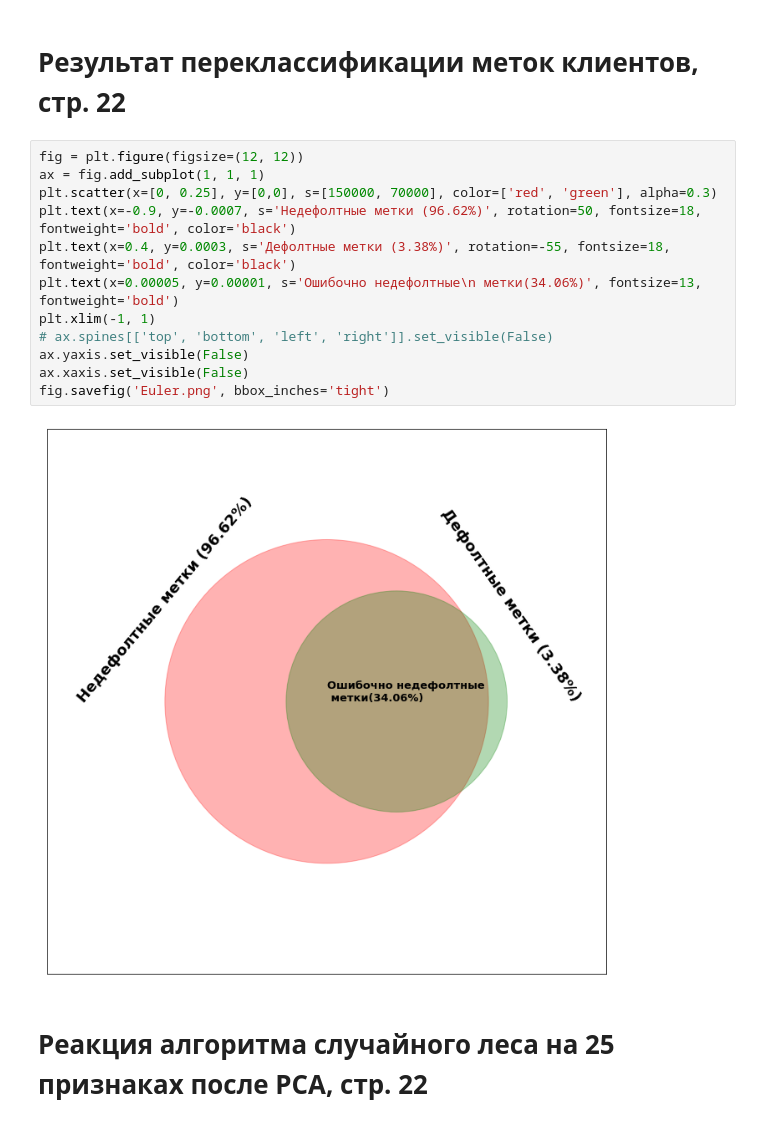
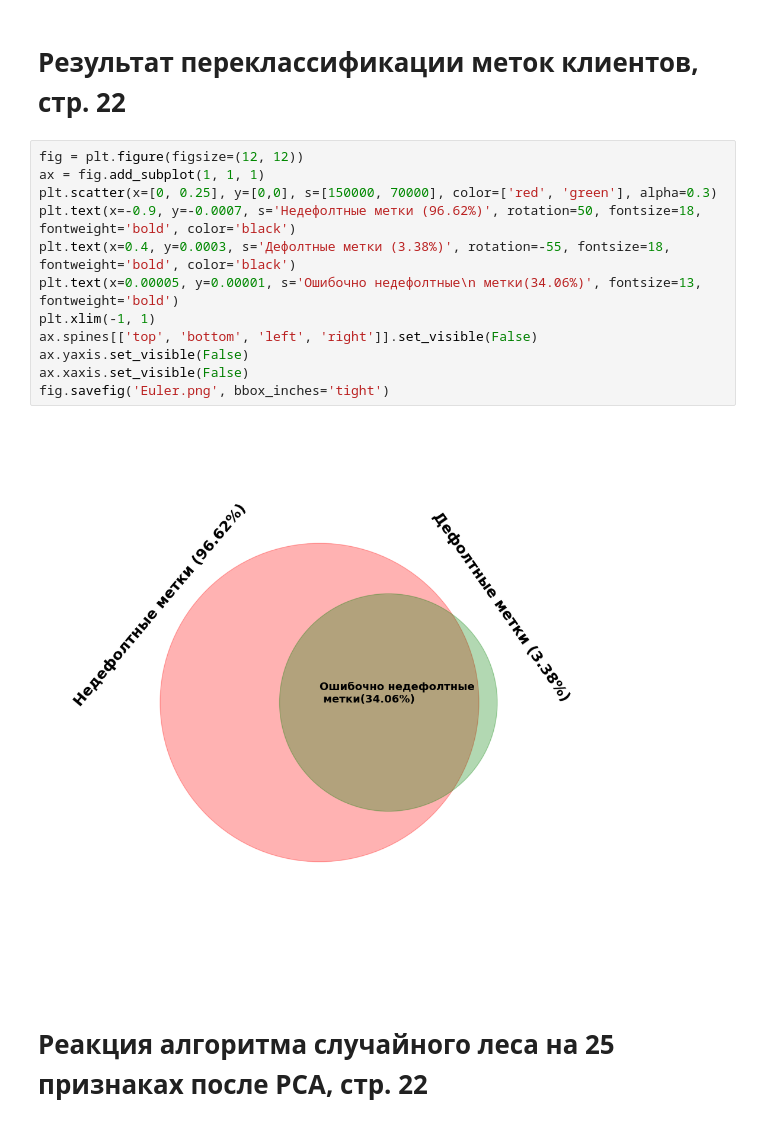
Before and after one commit to AlexanderUhmann/dak_tex, a Jupyter notebook: jupyter/1_dak_general_3_.ipynb, the cells around one changed output. Cells and saved outputs as stored; diff of their text form.

```diff
--- a/jupyter/1_dak_general_3_.ipynb
+++ b/jupyter/1_dak_general_3_.ipynb
@@ -321,17 +351,17 @@ fig.savefig('labels_after_anom.png', bbox_inches='tight')
 # %%
 fig = plt.figure(figsize=(12, 12))
 ax = fig.add_subplot(1, 1, 1)
 plt.scatter(x=[0, 0.25], y=[0,0], s=[150000, 70000], color=['red', 'green'], alpha=0.3)
 plt.text(x=-0.9, y=-0.0007, s='Недефолтные метки (96.62%)', rotation=50, fontsize=18, fontweight='bold', color='black')
 plt.text(x=0.4, y=0.0003, s='Дефолтные метки (3.38%)', rotation=-55, fontsize=18, fontweight='bold', color='black')
 plt.text(x=0.00005, y=0.00001, s='Ошибочно недефолтные\n метки(34.06%)', fontsize=13, fontweight='bold')
 plt.xlim(-1, 1)
-# ax.spines[['top', 'bottom', 'left', 'right']].set_visible(False)
+ax.spines[['top', 'bottom', 'left', 'right']].set_visible(False)
 ax.yaxis.set_visible(False)
 ax.xaxis.set_visible(False)
 fig.savefig('Euler.png', bbox_inches='tight')
 # %% [output]
-[figure, old version]
+[figure, new version]
 # %% [markdown]
 # Реакция алгоритма случайного леса на 25 признаках после PCA, стр. 22
 # %%
```
Also changed, not shown: parts of 29 cells of this notebook.
